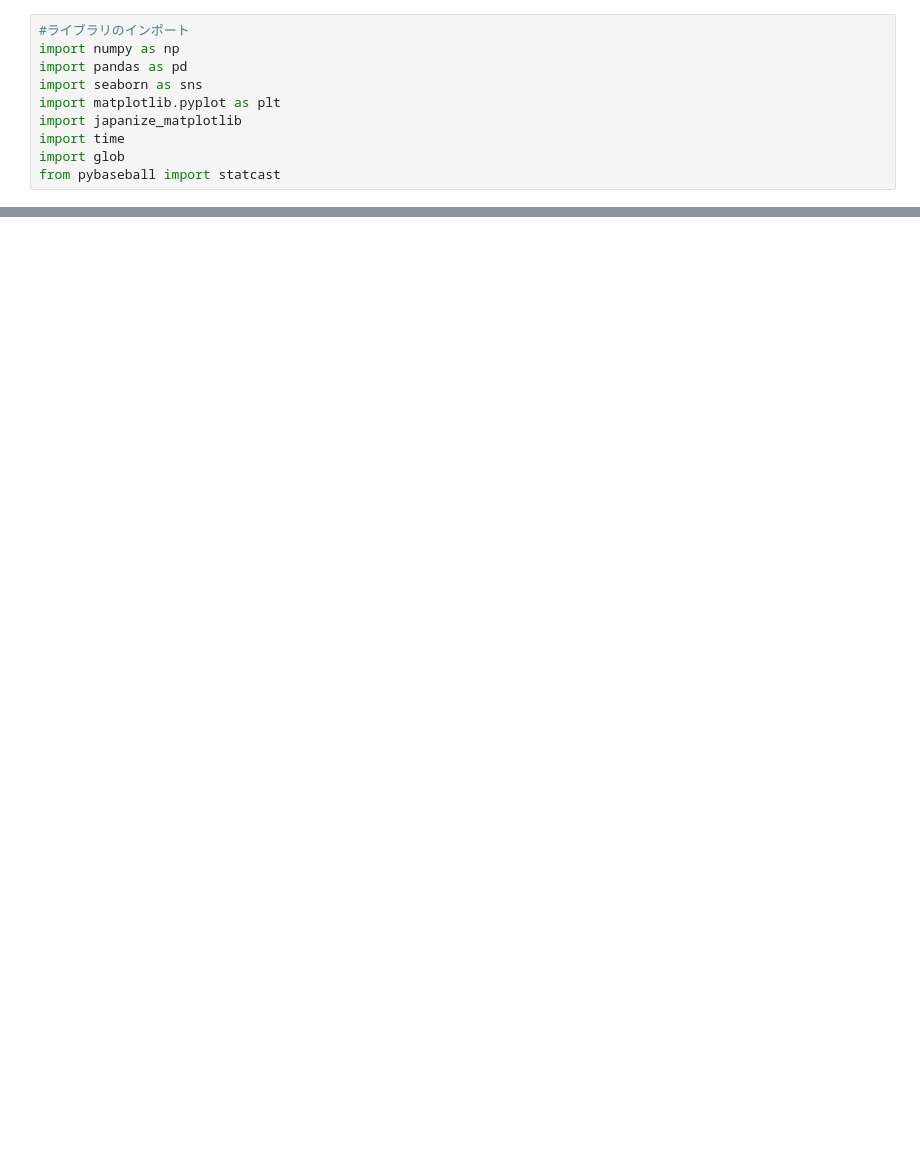
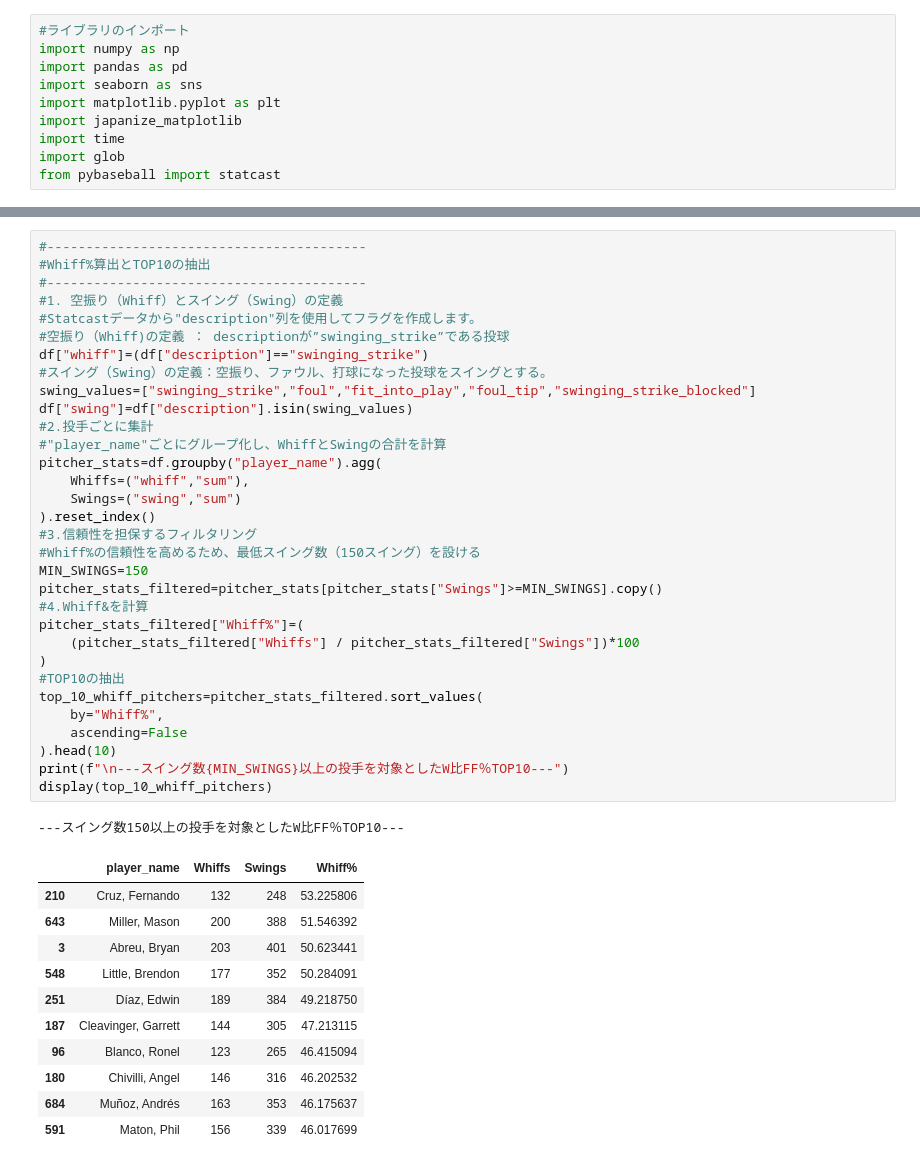
Before and after one commit to hitomitsu50/SportsData_Portfolio, a Jupyter notebook: 2025年StatcastデータWhiff％TOP10写経.ipynb, the cells around one changed output, grey strips where cells are left out. Drawn from its saved outputs; the diff is of its cells as text; blank space fills up the shorter version.

```diff
--- a/2025年StatcastデータWhiff％TOP10写経.ipynb
+++ b/2025年StatcastデータWhiff％TOP10写経.ipynb
@@ -47,0 +79,45 @@ month_2025=[
+# %%
+#-----------------------------------------
+#Whiff%算出とTOP10の抽出
+#-----------------------------------------
+#1. 空振り（Whiff）とスイング（Swing）の定義
+#Statcastデータから"description"列を使用してフラグを作成します。
+#空振り（Whiff)の定義 ： descriptionが”swinging_strike”である投球
+df["whiff"]=(df["description"]=="swinging_strike")
+#スイング（Swing）の定義：空振り、ファウル、打球になった投球をスイングとする。
+swing_values=["swinging_strike","foul","fit_into_play","foul_tip","swinging_strike_blocked"]
+df["swing"]=df["description"].isin(swing_values)
+#2.投手ごとに集計
+#"player_name"ごとにグループ化し、WhiffとSwingの合計を計算
+pitcher_stats=df.groupby("player_name").agg(
+    Whiffs=("whiff","sum"),
+    Swings=("swing","sum")
+).reset_index()
+#3.信頼性を担保するフィルタリング
+#Whiff%の信頼性を高めるため、最低スイング数（150スイング）を設ける
+MIN_SWINGS=150
+pitcher_stats_filtered=pitcher_stats[pitcher_stats["Swings"]>=MIN_SWINGS].copy()
+#4.Whiff&を計算
+pitcher_stats_filtered["Whiff%"]=(
+    (pitcher_stats_filtered["Whiffs"] / pitcher_stats_filtered["Swings"])*100
+)
+#TOP10の抽出
+top_10_whiff_pitchers=pitcher_stats_filtered.sort_values(
+    by="Whiff%",
+    ascending=False
+).head(10)
+print(f"\n---スイング数{MIN_SWINGS}以上の投手を対象としたW比FF％TOP10---")
+display(top_10_whiff_pitchers)
+# %% [output]
+---スイング数150以上の投手を対象としたW比FF％TOP10---
+|  | player_name | Whiffs | Swings | Whiff% |
+| 210 | Cruz, Fernando | 132 | 248 | 53.225806 |
+| 643 | Miller, Mason | 200 | 388 | 51.546392 |
+| 3 | Abreu, Bryan | 203 | 401 | 50.623441 |
+| 548 | Little, Brendon | 177 | 352 | 50.284091 |
+| 251 | Díaz, Edwin | 189 | 384 | 49.218750 |
+| 187 | Cleavinger, Garrett | 144 | 305 | 47.213115 |
+| 96 | Blanco, Ronel | 123 | 265 | 46.415094 |
+| 180 | Chivilli, Angel | 146 | 316 | 46.202532 |
+| 684 | Muñoz, Andrés | 163 | 353 | 46.175637 |
+| 591 | Maton, Phil | 156 | 339 | 46.017699 |
```
Also changed, not shown: parts of 6 cells of this notebook.
